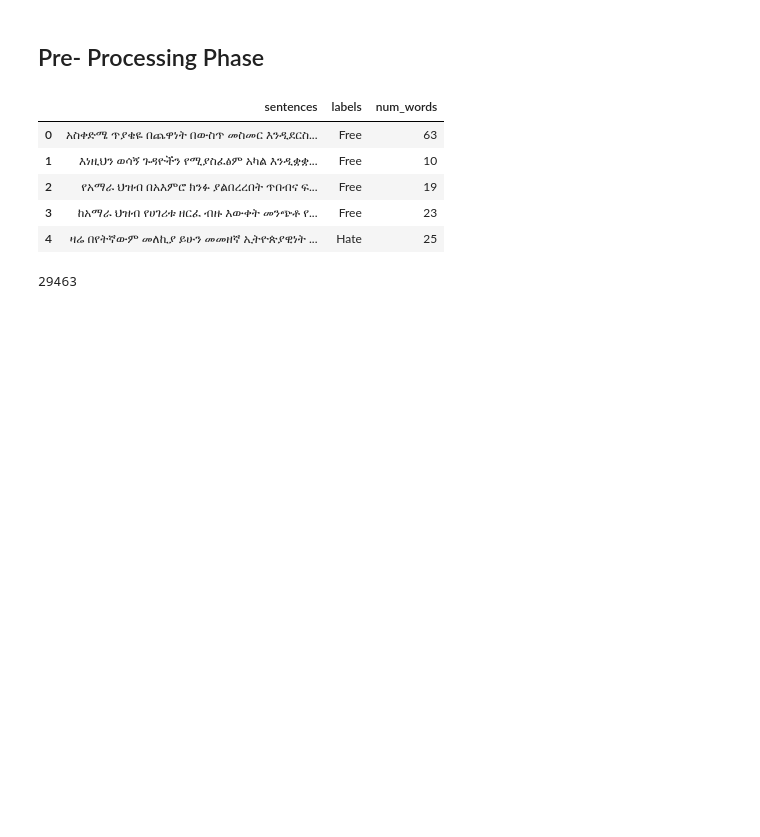
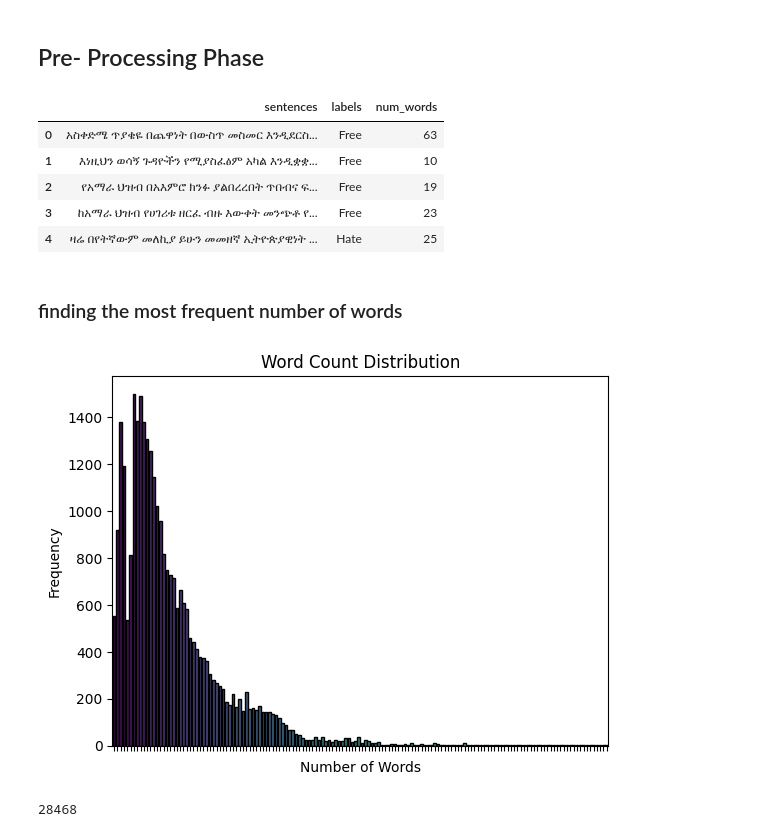
Before and after one commit to Nahom32/amharic-hate-speech-detection-, a Jupyter notebook: amharic-hate-speech-project.ipynb, the cells around one changed output. Drawn from its saved outputs; the diff is of its cells as text; code cells hidden in the pictures; blank space fills up the shorter version.

Commit message:
Kaggle Notebook | amharic hate speech project | Version 3

```diff
--- a/amharic-hate-speech-project.ipynb
+++ b/amharic-hate-speech-project.ipynb
@@ -24,10 +24,10 @@ for dirname, _, filenames in os.walk('/kaggle/input'):
 # %%
 corpus = pd.read_csv("/kaggle/input/hate-speech-dataset-amharic/Posts.txt",header=None)
 label = pd.read_csv("/kaggle/input/hate-speech-dataset-amharic/Labels.txt",header=None)
-label.replace(' Free', 'Free')
-label.replace('Free ', 'Free')
-label.replace(' Hate', 'Hate')
-label.replace('Hate ', 'Hate')
+label = label.replace(' Free', 'Free')
+label = label.replace('Free ', 'Free')
+label = label.replace(' Hate', 'Hate')
+label = label.replace('Hate ', 'Hate')
 
 
 
@@ -77,10 +77,31 @@ merged_table.head()
 | 2 | የአማራ ህዝብ በአእምሮ ክንፉ ያልበረረበት ጥበብና ፍ... | Free | 19 |
 | 3 | ከአማራ ህዝብ የሀገሪቱ ዘርፈ ብዙ እውቀት መንጭቶ የ... | Free | 23 |
 | 4 | ዛሬ በየትኛውም መለኪያ ይሁን መመዘኛ ኢትዮጵያዊነት ... | Hate | 25 |
+# %% [markdown]
+### finding the most frequent number of words
+# %%
+import matplotlib.pyplot as plt
+import seaborn as sns
+
+sns.set_palette('viridis')
+
+# Create a bar plot of the word count distribution with varying colors using seaborn
+sns.barplot(x=merged_table['num_words'].value_counts().index,
+            y=merged_table['num_words'].value_counts().sort_index(),
+            palette='viridis', edgecolor='black').set_xticklabels([])
+
+
+plt.title('Word Count Distribution')
+plt.xlabel('Number of Words')
+plt.ylabel('Frequency')
+plt.show()
+# %% [output]
+[figure, added]
 # %%
-# using boolean masking to eliminate one word sentences so that they won't cause errors
-merged_table = merged_table[merged_table['num_words']> 1]
+# using boolean masking to eliminate small word sentences so that they won't cause errors
+merged_table = merged_table[merged_table['num_words']> 2]
+merged_table = merged_table[merged_table['num_words']< 85]
 merged_table = merged_table[['sentences','num_words','labels']]
 len(merged_table)
 # %% [output]
-29463
+28468
```
Also changed, not shown: parts of 4 cells of this notebook.
